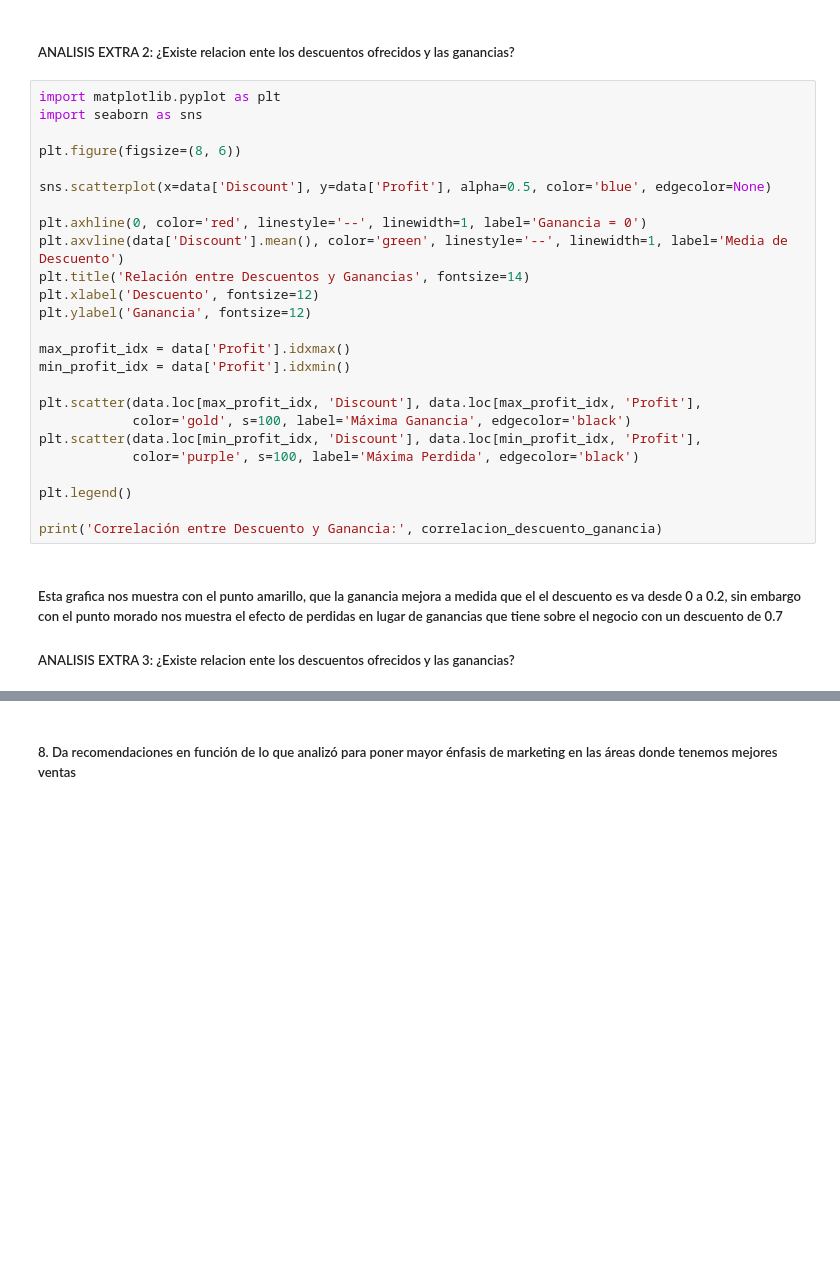
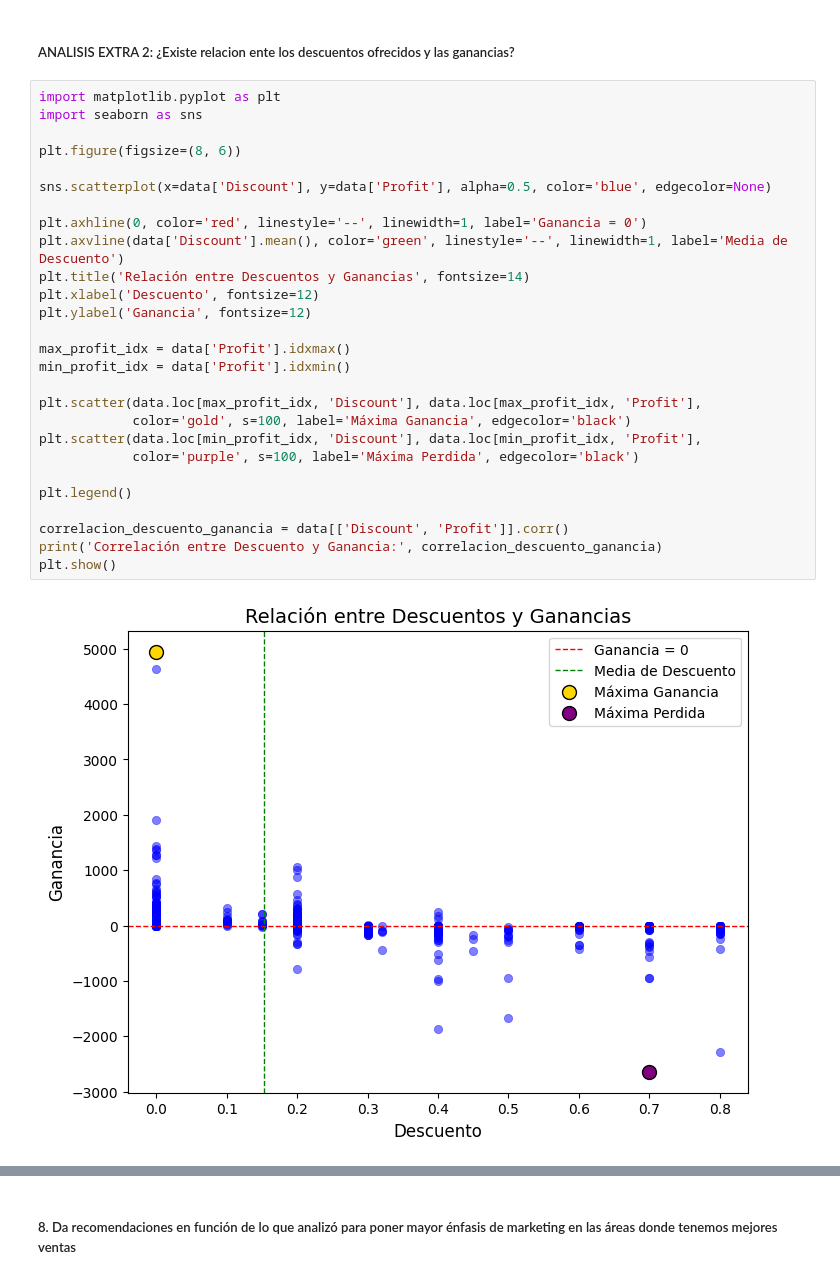
Before and after one commit to paolaTucuman/analisis-rentabilidad-retail, a Jupyter notebook: notebooks/trabajo_final_academico.ipynb, the cells around one changed output, grey strips where cells are left out. Drawn from its saved outputs; the diff is of its cells as text; blank space fills up the shorter version.

Commit message:
Show and reproduce original notebook chart

```diff
--- a/notebooks/trabajo_final_academico.ipynb
+++ b/notebooks/trabajo_final_academico.ipynb
@@ -146,29 +146,29 @@ print("Las Subcategorías con Márgenes Negativos son:", lista_subcategorias_neg
 # %%
 import matplotlib.pyplot as plt
 import seaborn as sns
 
 plt.figure(figsize=(8, 6))
 
 sns.scatterplot(x=data['Discount'], y=data['Profit'], alpha=0.5, color='blue', edgecolor=None)
 
 plt.axhline(0, color='red', linestyle='--', linewidth=1, label='Ganancia = 0')
 plt.axvline(data['Discount'].mean(), color='green', linestyle='--', linewidth=1, label='Media de Descuento')
 plt.title('Relación entre Descuentos y Ganancias', fontsize=14)
 plt.xlabel('Descuento', fontsize=12)
 plt.ylabel('Ganancia', fontsize=12)
 
 max_profit_idx = data['Profit'].idxmax()
 min_profit_idx = data['Profit'].idxmin()
 
 plt.scatter(data.loc[max_profit_idx, 'Discount'], data.loc[max_profit_idx, 'Profit'],
             color='gold', s=100, label='Máxima Ganancia', edgecolor='black')
 plt.scatter(data.loc[min_profit_idx, 'Discount'], data.loc[min_profit_idx, 'Profit'],
             color='purple', s=100, label='Máxima Perdida', edgecolor='black')
 
 plt.legend()
 
+correlacion_descuento_ganancia = data[['Discount', 'Profit']].corr()
 print('Correlación entre Descuento y Ganancia:', correlacion_descuento_ganancia)
+plt.show()
+# %% [output]
+[figure, added]
-# %% [markdown]
-##### Esta grafica nos muestra con el punto amarillo, que la ganancia mejora a medida que el el descuento es va desde 0 a 0.2, sin embargo con el punto morado nos muestra el efecto de perdidas en lugar de ganancias que tiene sobre el negocio con un descuento de 0.7
-
-##### ANALISIS EXTRA 3: ¿Existe relacion ente los descuentos ofrecidos y las ganancias?
```
Also changed, not shown: parts of 5 cells of this notebook, 2 other files.
